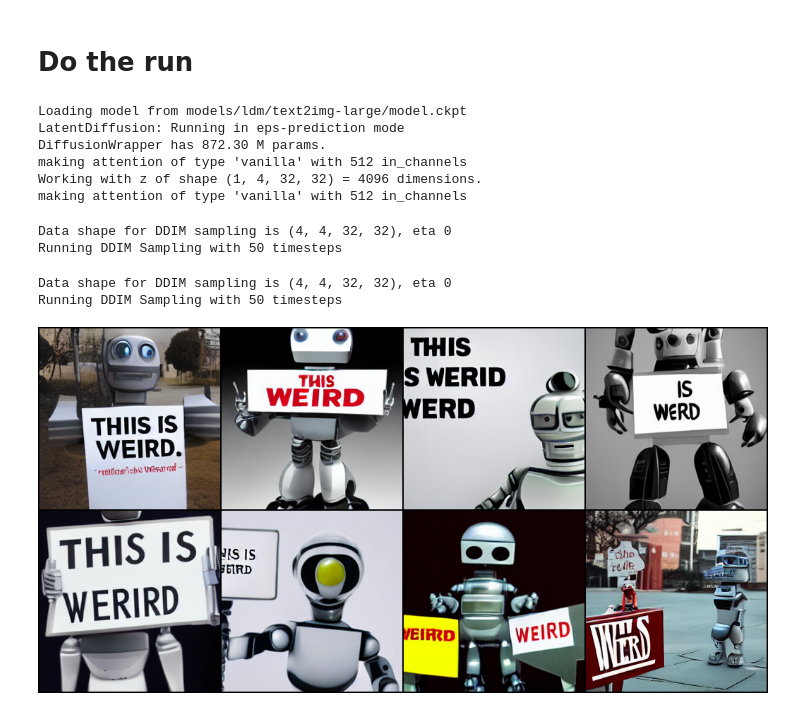
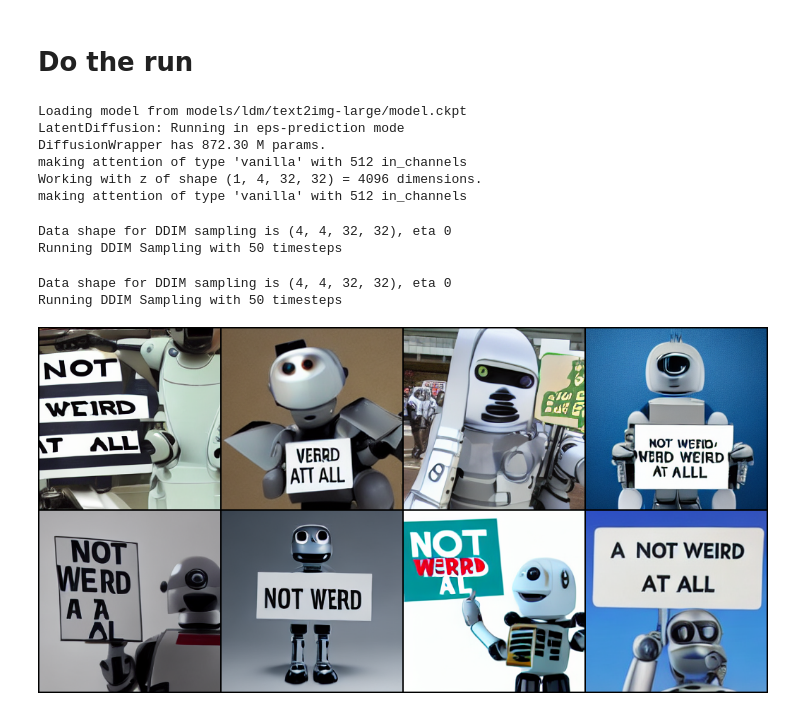
Before and after one commit to multimodalart/latent-diffusion-notebook, a Jupyter notebook: Latent_Diffusion_LAION_400M_model_text_to_image.ipynb, the cells around one changed output. Cells and saved outputs as stored; diff of their text form; code cells hidden in the pictures.

```diff
--- a/Latent_Diffusion_LAION_400M_model_text_to_image.ipynb
+++ b/Latent_Diffusion_LAION_400M_model_text_to_image.ipynb
@@ -151,29 +151,39 @@ def run(opt):
     #print(f"Your samples are ready and waiting four you here: \n{outpath} \nEnjoy.")
 # %% [markdown]
 # Do the run
-# %%
-import argparse
-args = argparse.Namespace(
-    prompt = 'a robot holding a sign that reads: "This is weird"',
-    outdir='outputs',
-    ddim_steps = 50,
-    ddim_eta = 0,
-    n_iter = 2,
-    W=256,
-    H=256,
-    n_samples=4,
-    scale=5.0
-)
-run(args)
-# %% [output]
-Loading model from models/ldm/text2img-large/model.ckpt
-LatentDiffusion: Running in eps-prediction mode
-DiffusionWrapper has 872.30 M params.
-making attention of type 'vanilla' with 512 in_channels
-Working with z of shape (1, 4, 32, 32) = 4096 dimensions.
-making attention of type 'vanilla' with 512 in_channels
-Data shape for DDIM sampling is (4, 4, 32, 32), eta 0
-Running DDIM Sampling with 50 timesteps
-Data shape for DDIM sampling is (4, 4, 32, 32), eta 0
-Running DDIM Sampling with 50 timesteps
-[figure, removed]
+# %%
+#@title Parameters
+import argparse
+Prompt = "a robot holding a sign that reads: not weird at all" #@param{type:"string"}
+Steps = 50 #@param {type:"integer"}
+ETA = 0 #@param{type:"integer"}
+Iterations = 2 #@param{type:"integer"}
+Width=256 #@param{type:"integer"}
+Height=256 #@param{type:"integer"}
+Samples_in_parallel=4 #@param{type:"integer"}
+Diversity_scale=5.0 #@param {type:"number"}
+
+args = argparse.Namespace(
+    prompt = Prompt,
+    outdir='outputs',
+    ddim_steps = Steps,
+    ddim_eta = ETA,
+    n_iter = Iterations,
+    W=Width,
+    H=Height,
+    n_samples=Samples_in_parallel,
+    scale=Diversity_scale
+)
+run(args)
+# %% [output]
+Loading model from models/ldm/text2img-large/model.ckpt
+LatentDiffusion: Running in eps-prediction mode
+DiffusionWrapper has 872.30 M params.
+making attention of type 'vanilla' with 512 in_channels
+Working with z of shape (1, 4, 32, 32) = 4096 dimensions.
+making attention of type 'vanilla' with 512 in_channels
+Data shape for DDIM sampling is (4, 4, 32, 32), eta 0
+Running DDIM Sampling with 50 timesteps
+Data shape for DDIM sampling is (4, 4, 32, 32), eta 0
+Running DDIM Sampling with 50 timesteps
+[figure, added]
```
